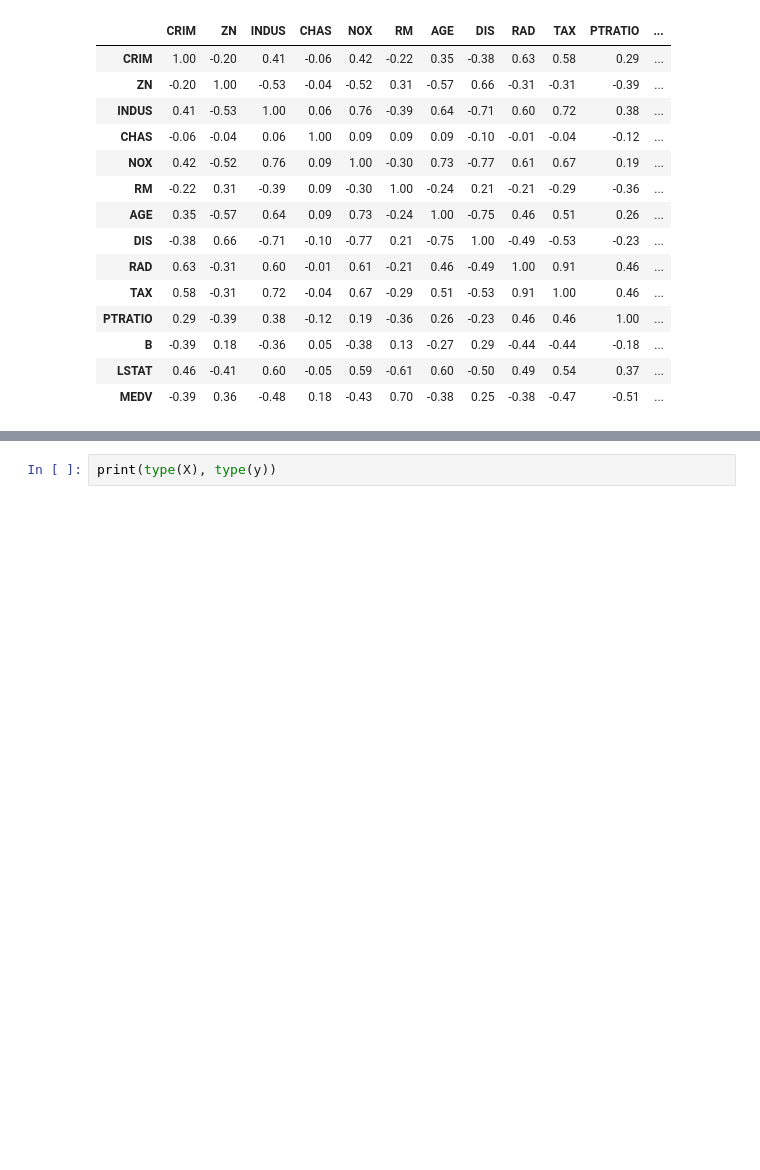
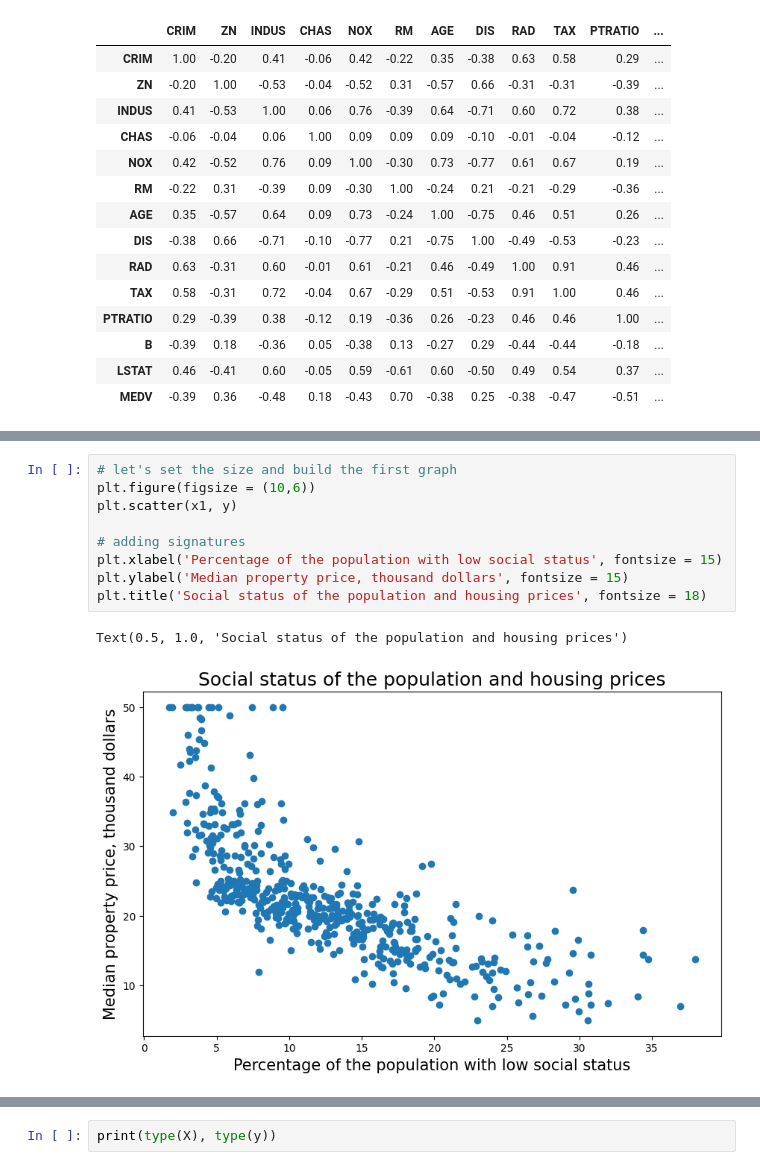
Before and after one commit to Bak1n/ML, a Jupyter notebook: 14_Regression.ipynb, the cells around one changed output, grey strips where cells are left out. Drawn from its saved outputs; the diff is of its cells as text; blank space fills up the shorter version.

```diff
--- a/14_Regression.ipynb
+++ b/14_Regression.ipynb
@@ -123 +110,13 @@ Text(0.5, 1.0, 'Социальный статус населения и цены
+# %%
+# let's set the size and build the first graph
+plt.figure(figsize = (10,6))
+plt.scatter(x1, y)
+
+# adding signatures
+plt.xlabel('Percentage of the population with low social status', fontsize = 15)
+plt.ylabel('Median property price, thousand dollars', fontsize = 15)
+plt.title('Social status of the population and housing prices', fontsize = 18)
+# %% [output]
+Text(0.5, 1.0, 'Social status of the population and housing prices')
+[figure, added]
 # %%
```
Also changed, not shown: parts of 55 cells of this notebook.
